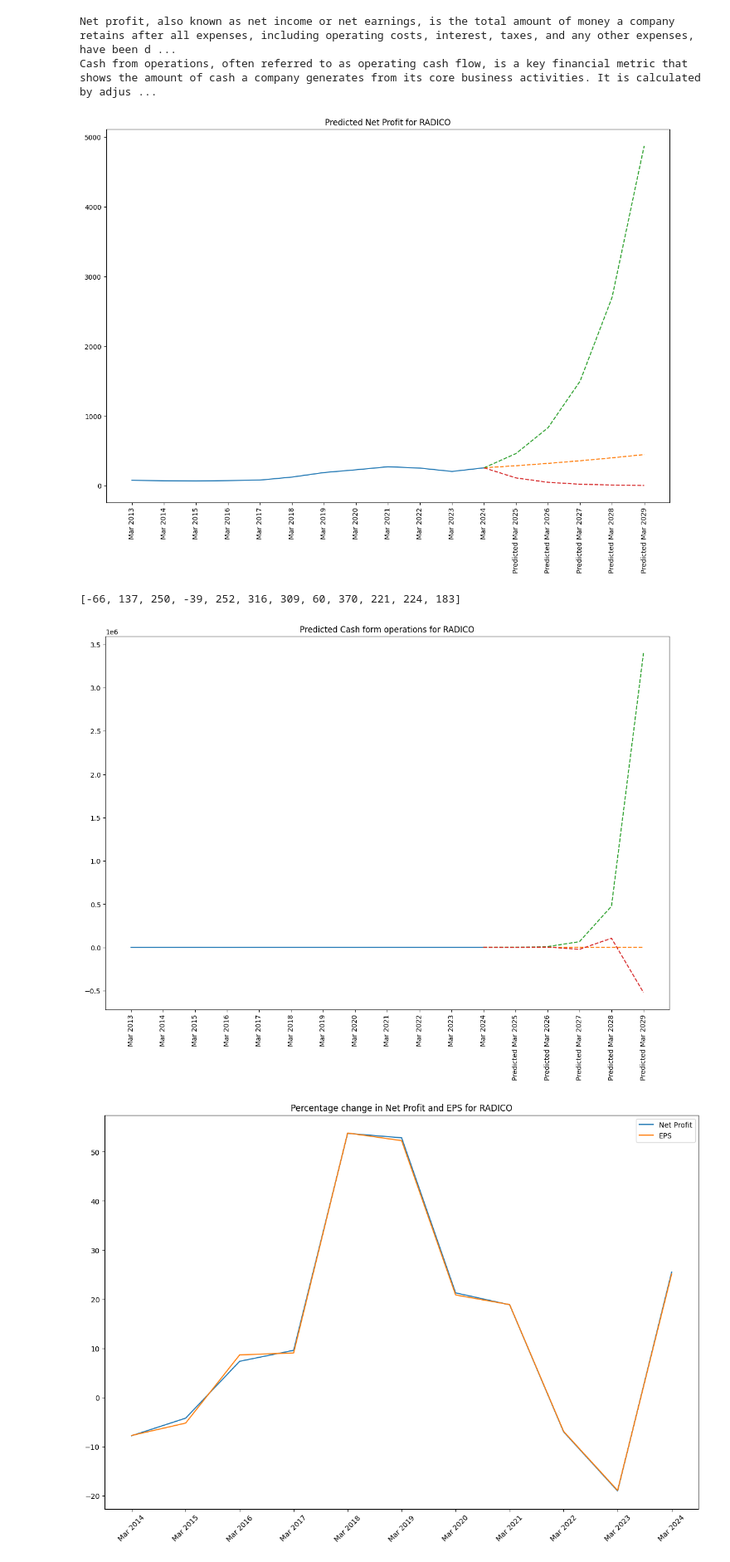
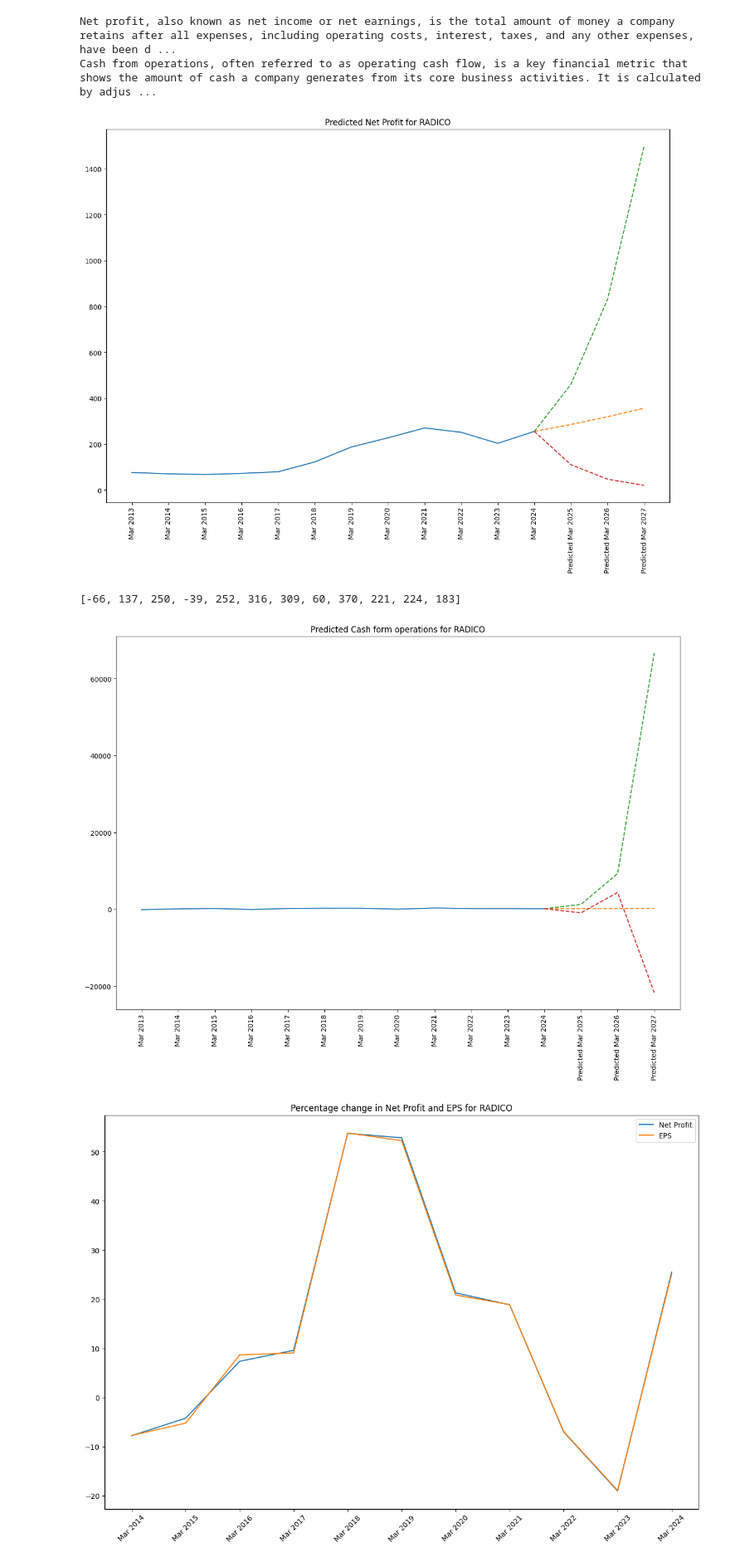
Before and after one commit to IshantSihag/Omnix-Sage, a Jupyter notebook: test.ipynb, the cells around one changed output. Shown at 83% size. Saved outputs shown, nothing was run; the diff lists cells and outputs as text; code cells hidden in the pictures.

```diff
--- a/test.ipynb
+++ b/test.ipynb
@@ -365,7 +365,7 @@ year_list_new
  'Predicted Mar 2028',
  'Predicted Mar 2029']
 # %%
-def confidence_index_graph(title, year_list, data_list, extended_years=5):
+def confidence_index_graph(title, year_list, data_list, extended_years=3):
     plt.figure(figsize=(15, 10))
     plt.title(('Predicted ' if extended_years else '')+ title)
     year_list_new = year_list[:]
@@ -484,17 +484,17 @@ print('Cash from operations, often referred to as operating cash flow, is a key
 Net profit, also known as net income or net earnings, is the total amount of money a company retains after all expenses, including operating costs, interest, taxes, and any other expenses, have been d ...
 Cash from operations, often referred to as operating cash flow, is a key financial metric that shows the amount of cash a company generates from its core business activities. It is calculated by adjus ...
 # %%
-confidence_index_graph(f"Net Profit for {company}", year_list, [net_profit_list], 5)
+confidence_index_graph(f"Net Profit for {company}", year_list, [net_profit_list], 3)
 # %% [output]
-[figure, old version]
+[figure, new version]
 # %%
 cash_from_operation_list
 # %% [output]
 [-66, 137, 250, -39, 252, 316, 309, 60, 370, 221, 224, 183]
 # %%
-confidence_index_graph(f"Cash form operations for {company}", year_list, [cash_from_operation_list], 5)
+confidence_index_graph(f"Cash form operations for {company}", year_list, [cash_from_operation_list], 3)
 # %% [output]
-[figure, old version]
+[figure, new version]
 # %%
 # plotting percentage change in net profit and eps
 percent_change_net_profit = []
```
Also changed, not shown: parts of 11 cells of this notebook.
